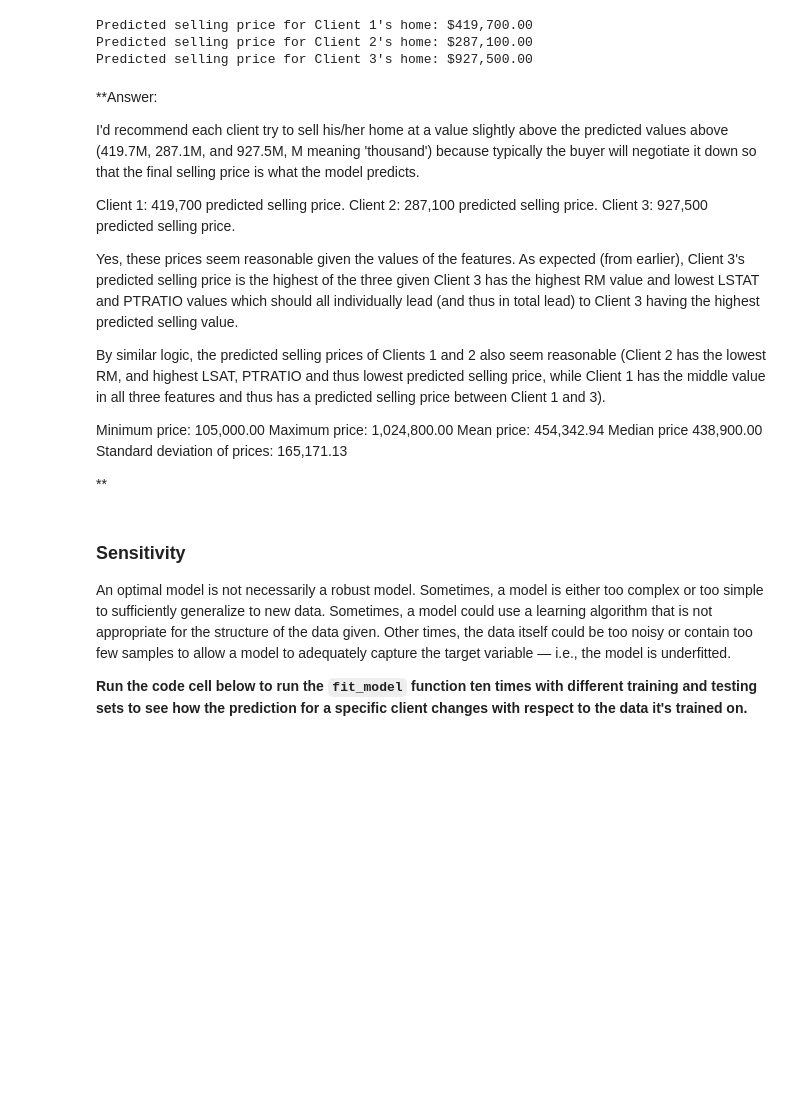
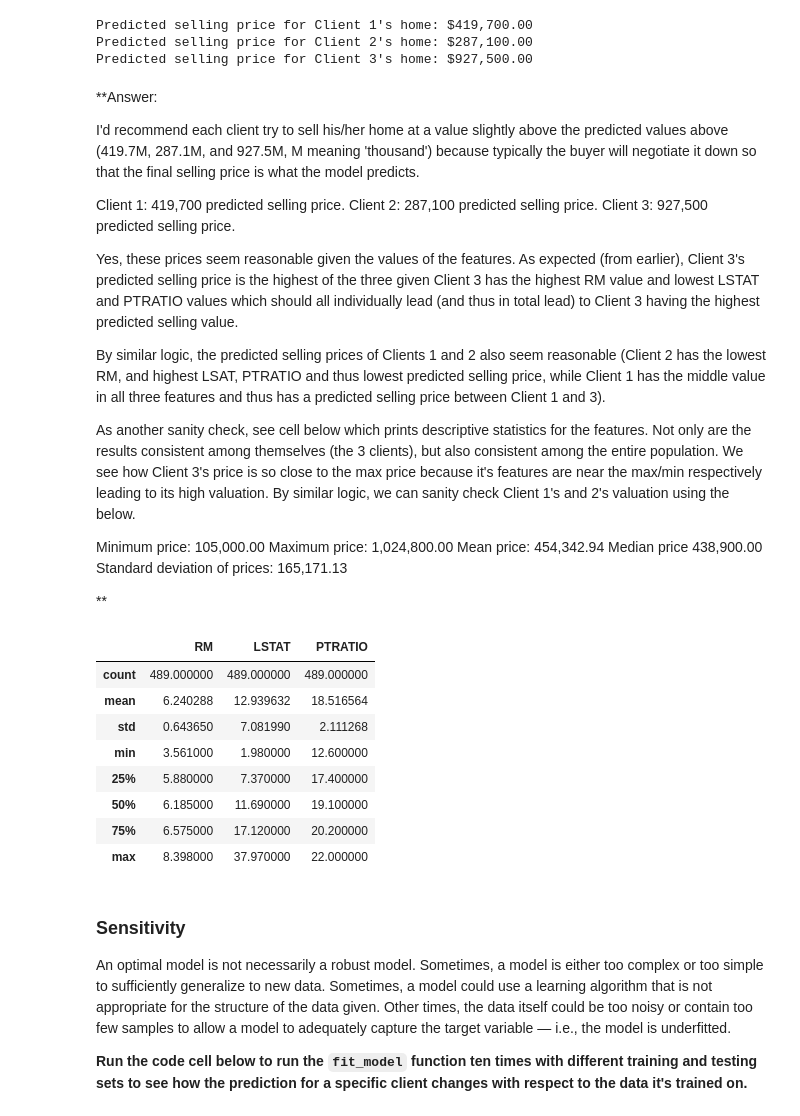
Before and after one commit to JackStC/UdacityMLND, a Jupyter notebook: boston_housing.ipynb, the cells around one changed output. Cells and saved outputs as stored; diff of their text form; code cells hidden in the pictures; blank space fills up the shorter version.

```diff
--- a/boston_housing.ipynb
+++ b/boston_housing.ipynb
@@ -422,6 +422,8 @@ Yes, these prices seem reasonable given the values of the features. As expected
 
 By similar logic, the predicted selling prices of Clients 1 and 2 also seem reasonable (Client 2 has the lowest RM, and highest LSAT, PTRATIO and thus lowest predicted selling price, while Client 1 has the middle value in all three features and thus has a predicted selling price between Client 1 and 3).
 
+As another sanity check, see cell below which prints descriptive statistics for the features. Not only are the results consistent among themselves (the 3 clients), but also consistent among the entire population. We see how Client 3's price is so close to the max price because it's features are near the max/min respectively leading to its high valuation. By similar logic, we can sanity check Client 1's and 2's valuation using the below.
+
 Minimum price: 105,000.00
 Maximum price: 1,024,800.00
 Mean price: 454,342.94
@@ -429,6 +431,18 @@ Median price 438,900.00
 Standard deviation of prices: 165,171.13
 
 **
+# %%
+features.describe()
+# %% [output]
+|  | RM | LSTAT | PTRATIO |
+| count | 489.000000 | 489.000000 | 489.000000 |
+| mean | 6.240288 | 12.939632 | 18.516564 |
+| std | 0.643650 | 7.081990 | 2.111268 |
+| min | 3.561000 | 1.980000 | 12.600000 |
+| 25% | 5.880000 | 7.370000 | 17.400000 |
+| 50% | 6.185000 | 11.690000 | 19.100000 |
+| 75% | 6.575000 | 17.120000 | 20.200000 |
+| max | 8.398000 | 37.970000 | 22.000000 |
 # %% [markdown]
 ### Sensitivity
 An optimal model is not necessarily a robust model. Sometimes, a model is either too complex or too simple to sufficiently generalize to new data. Sometimes, a model could use a learning algorithm that is not appropriate for the structure of the data given. Other times, the data itself could be too noisy or contain too few samples to allow a model to adequately capture the target variable — i.e., the model is underfitted.
```
Also changed, not shown: parts of 2 cells of this notebook, 1 other file.
